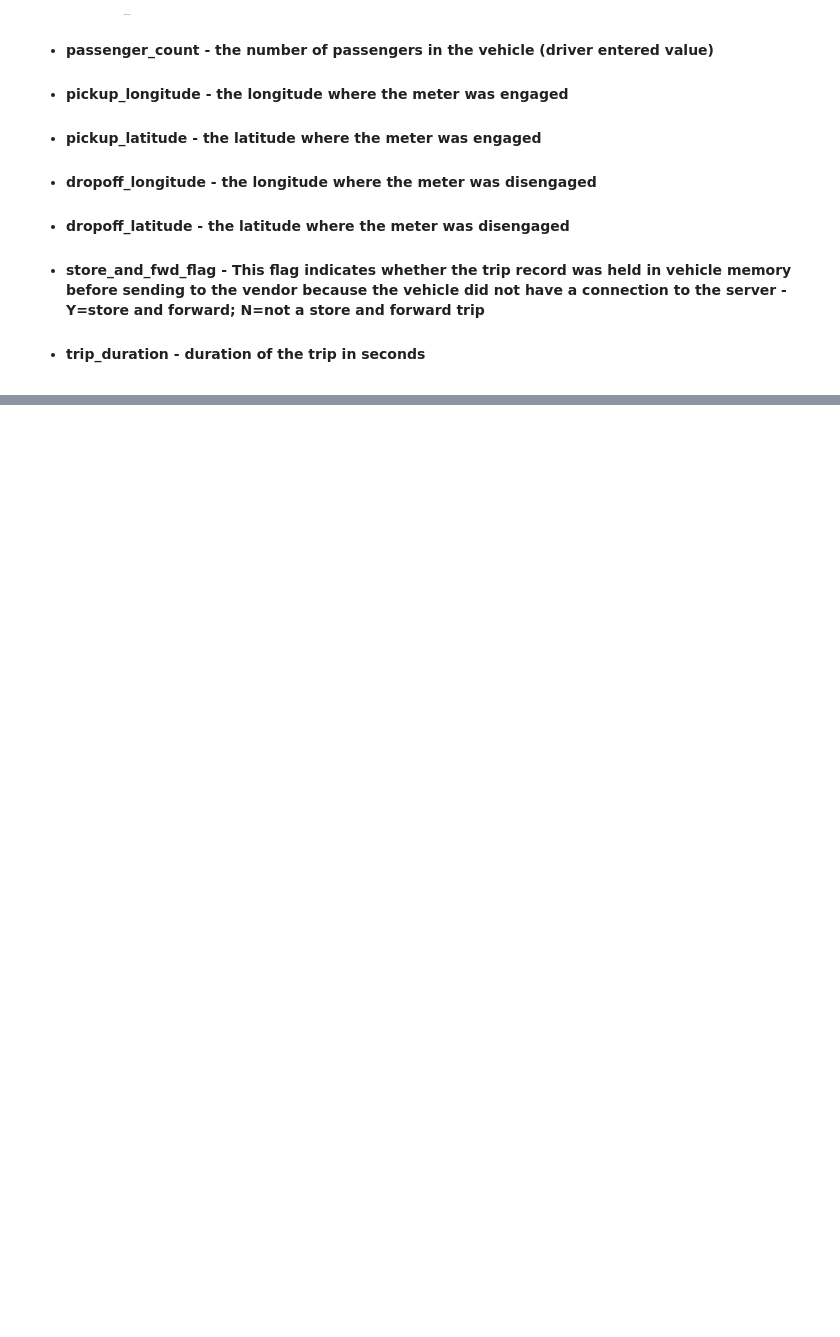
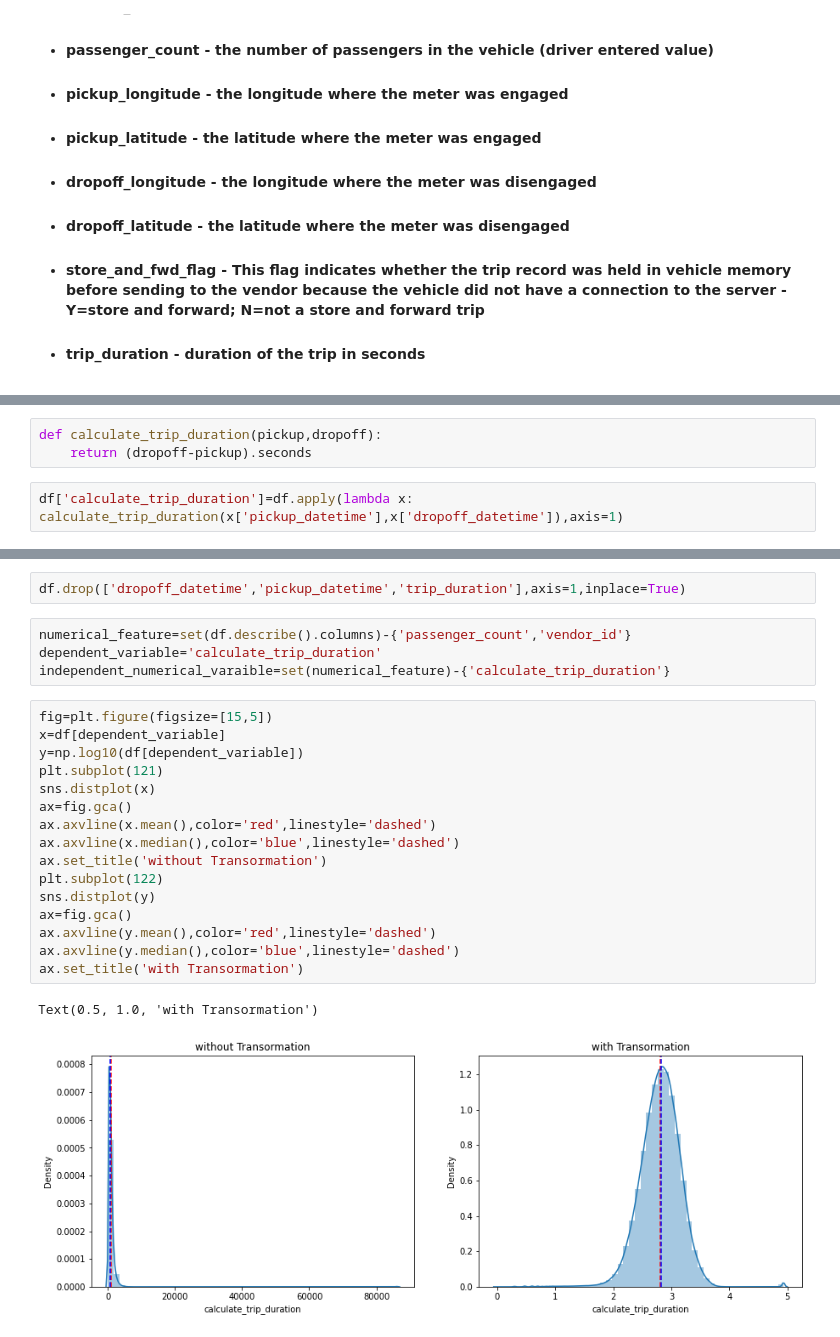
Before and after one commit to jainrasik/NYC-Taxi-Trip-Time-Prediction-Rasik-Jain, a Jupyter notebook: NYC_Taxi_Trip_Time_Prediction_rasik_jain_Capstone_Project.ipynb, the cells around one changed output, grey strips where cells are left out. Drawn from its saved outputs; the diff is of its cells as text; blank space fills up the shorter version.

```diff
--- a/NYC_Taxi_Trip_Time_Prediction_rasik_jain_Capstone_Project.ipynb
+++ b/NYC_Taxi_Trip_Time_Prediction_rasik_jain_Capstone_Project.ipynb
@@ -28,0 +159,5 @@
+# %%
+def calculate_trip_duration(pickup,dropoff):
+    return (dropoff-pickup).seconds
+# %%
+df['calculate_trip_duration']=df.apply(lambda x: calculate_trip_duration(x['pickup_datetime'],x['dropoff_datetime']),axis=1)
@@ -28,0 +178,25 @@
+# %%
+df.drop(['dropoff_datetime','pickup_datetime','trip_duration'],axis=1,inplace=True)
+# %%
+numerical_feature=set(df.describe().columns)-{'passenger_count','vendor_id'}
+dependent_variable='calculate_trip_duration'
+independent_numerical_varaible=set(numerical_feature)-{'calculate_trip_duration'}
+# %%
+fig=plt.figure(figsize=[15,5])
+x=df[dependent_variable]
+y=np.log10(df[dependent_variable])
+plt.subplot(121)
+sns.distplot(x)
+ax=fig.gca()
+ax.axvline(x.mean(),color='red',linestyle='dashed')
+ax.axvline(x.median(),color='blue',linestyle='dashed')
+ax.set_title('without Transormation')
+plt.subplot(122)
+sns.distplot(y)
+ax=fig.gca()
+ax.axvline(y.mean(),color='red',linestyle='dashed')
+ax.axvline(y.median(),color='blue',linestyle='dashed')
+ax.set_title('with Transormation')
+# %% [output]
+Text(0.5, 1.0, 'with Transormation')
+[figure, added]
```
Also changed, not shown: parts of 42 cells of this notebook.
